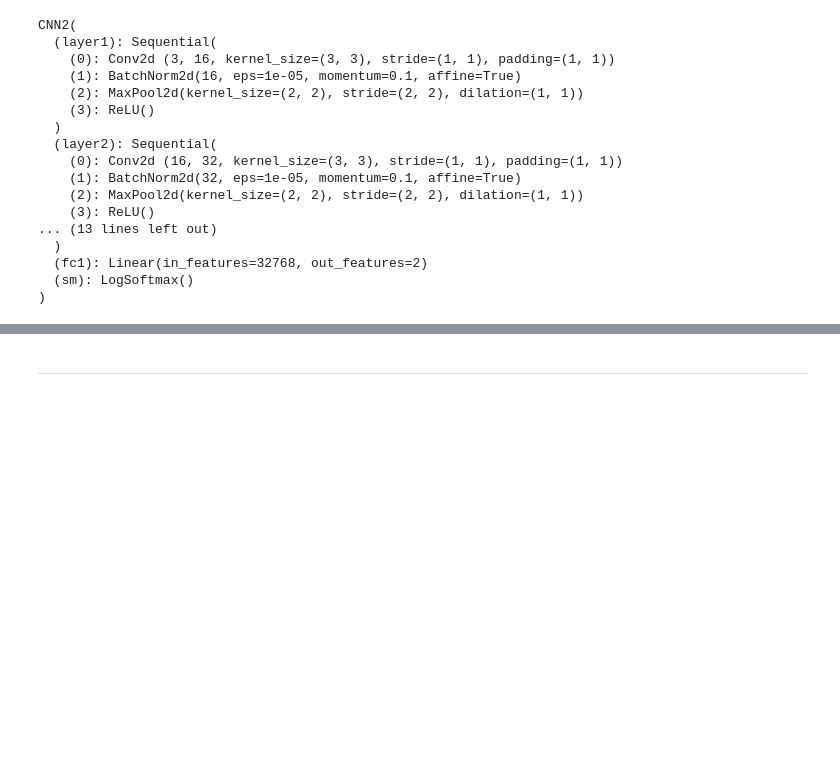
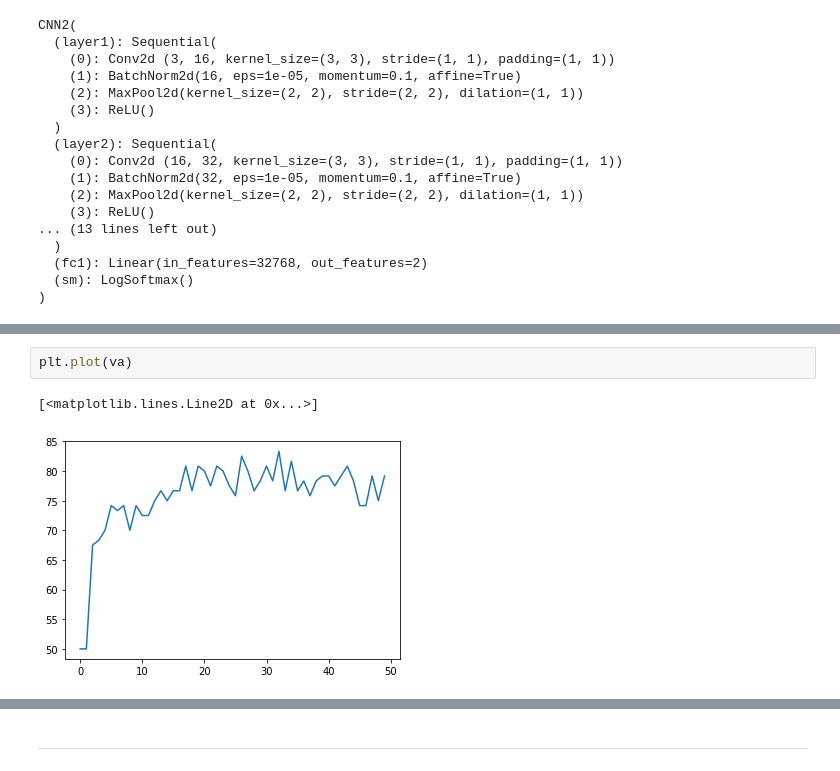
Before and after one commit to shik3519/DL-Xray, a Jupyter notebook: x-ray convnet from scratch.ipynb, the cells around one changed output, grey strips where cells are left out. Drawn from its saved outputs; the diff is of its cells as text; blank space fills up the shorter version.

```diff
--- a/x-ray convnet from scratch.ipynb
+++ b/x-ray convnet from scratch.ipynb
@@ -423,0 +473,5 @@ torch.save(cnn.state_dict(), 'cnn.pkl')
+# %%
+plt.plot(va)
+# %% [output]
+[<matplotlib.lines.Line2D at 0x...>]
+[figure, added]
```
Also changed, not shown: parts of 29 cells of this notebook.
